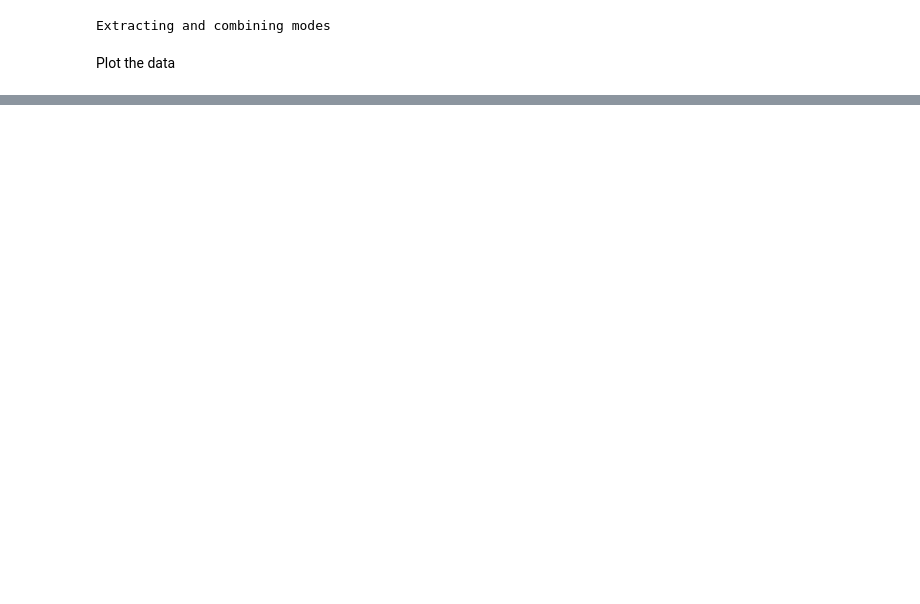
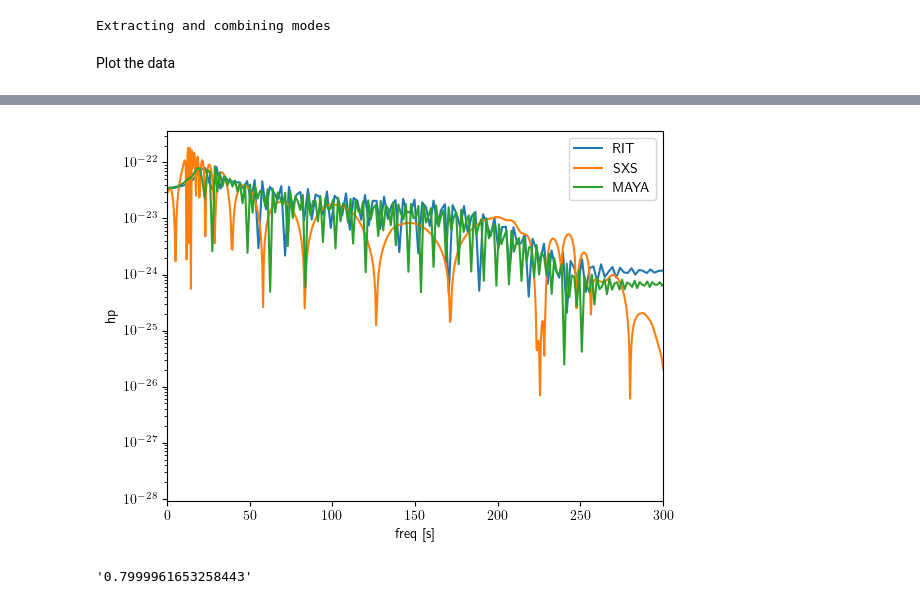
Before and after one commit to frcojimenez/pynr, a Jupyter notebook: Examples/Examples.ipynb, the cells around one changed output, grey strips where cells are left out. Cells and saved outputs as stored; diff of their text form; code cells hidden in the pictures; blank space fills up the shorter version.

```diff
--- a/Examples/Examples.ipynb
+++ b/Examples/Examples.ipynb
@@ -167,0 +304,18 @@ plt.show()
+# %%
+hp_maya_f,hx_maya_f=hp_maya.to_frequencyseries(),hx_maya.to_frequencyseries()
+hp_rit_f,hx_rit_f=hp_rit.to_frequencyseries(),hx_rit.to_frequencyseries()
+hp_sxs_f,hx_sxs_f=hp_sxs.to_frequencyseries(),hx_sxs.to_frequencyseries()
+# %%
+import numpy as np
+plt.plot(hp_rit_f.sample_frequencies,np.sqrt(hp_rit_f**2+hx_rit_f**2),label='RIT')
+plt.plot(hp_sxs_f.sample_frequencies,np.sqrt(hp_sxs_f**2+hx_sxs_f**2),label='SXS')
+plt.plot(hp_maya_f.sample_frequencies,np.sqrt(hp_maya_f**2+hx_maya_f**2),label='MAYA')
+
+plt.xlabel('freq [s]')
+plt.xlim(0,300)
+plt.yscale('log')
+plt.ylabel('hp')
+plt.legend()
+plt.show()
+# %% [output]
+[figure, added]
@@ -167,0 +355,4 @@ plt.show()
+# %%
+sxs_massratio_spin_sorted[0][-1]
+# %% [output]
+'0.7999961653258443'
```
Also changed, not shown: parts of 28 cells of this notebook, 2 other files.
